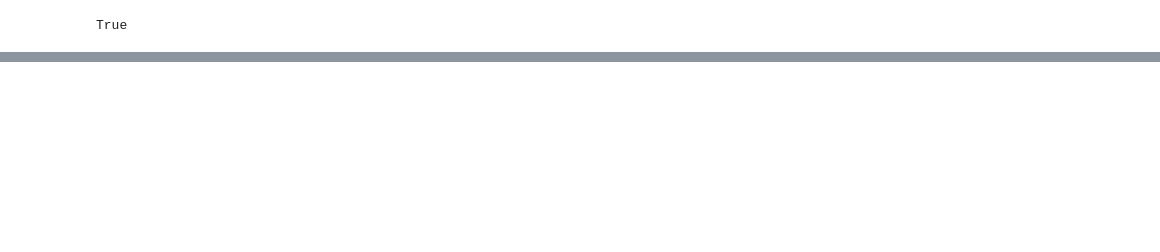
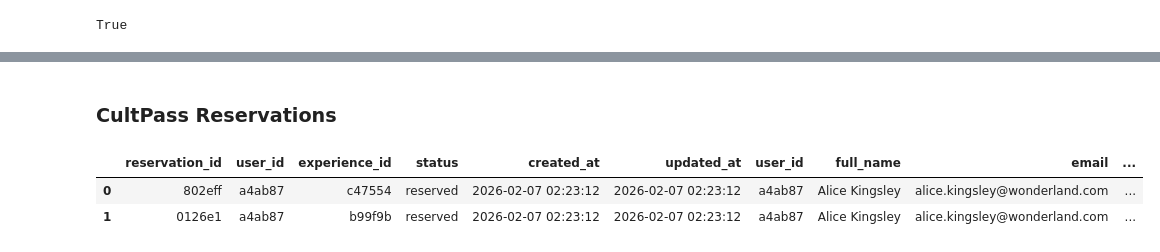
Before and after one commit to tkober/nd901-agentic-ai-with-langchain-and-langgraph-project-3, a Jupyter notebook: starter/03_agentic_app.ipynb, the cells around one changed output, grey strips where cells are left out. Saved outputs shown, nothing was run; the diff lists cells and outputs as text; code cells hidden in the pictures; blank space fills up the shorter version.

```diff
--- a/starter/03_agentic_app.ipynb
+++ b/starter/03_agentic_app.ipynb
@@ -70,0 +164,8 @@ rollback_databases()
+# %% [markdown]
+### CultPass Reservations
+# %%
+cultpass_db("SELECT * FROM reservations LEFT JOIN users ON reservations.user_id = users.user_id")
+# %% [output]
+|  | reservation_id | user_id | experience_id | status | created_at | updated_at | user_id | full_name | email | ... |
+| 0 | 802eff | a4ab87 | c47554 | reserved | 2026-02-07 02:23:12 | 2026-02-07 02:23:12 | a4ab87 | Alice Kingsley | alice.kingsley@wonderland.com | ... |
+| 1 | 0126e1 | a4ab87 | b99f9b | reserved | 2026-02-07 02:23:12 | 2026-02-07 02:23:12 | a4ab87 | Alice Kingsley | alice.kingsley@wonderland.com | ... |
```
Also changed, not shown: parts of 30 cells of this notebook.
